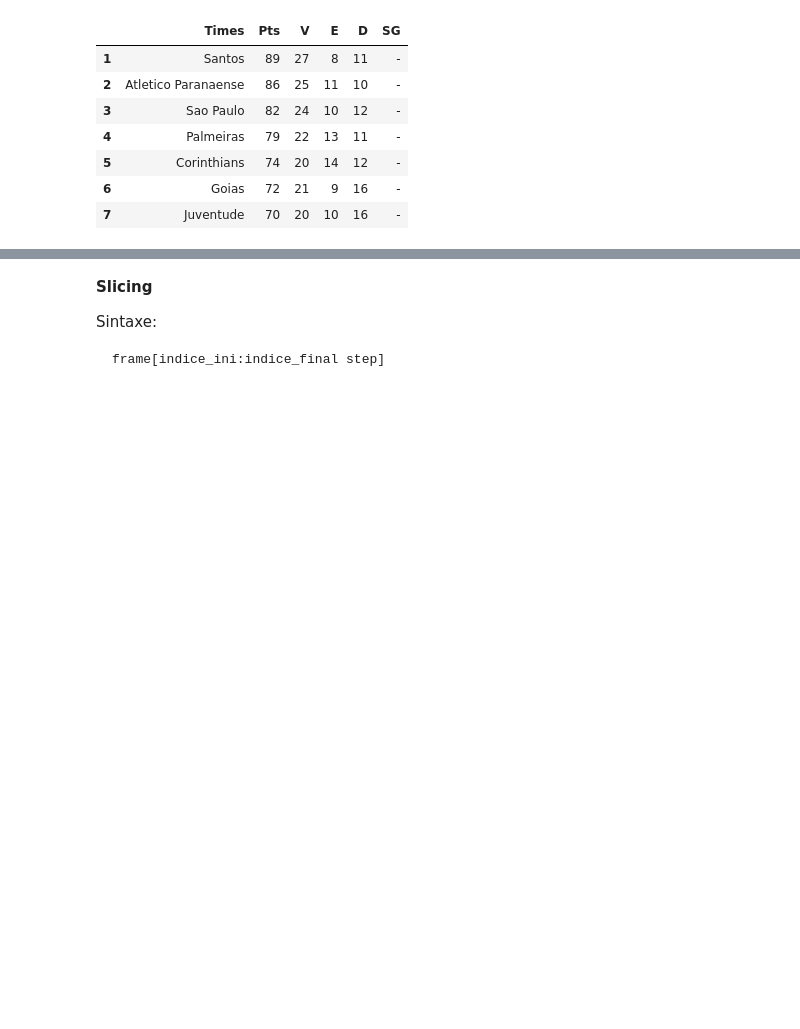
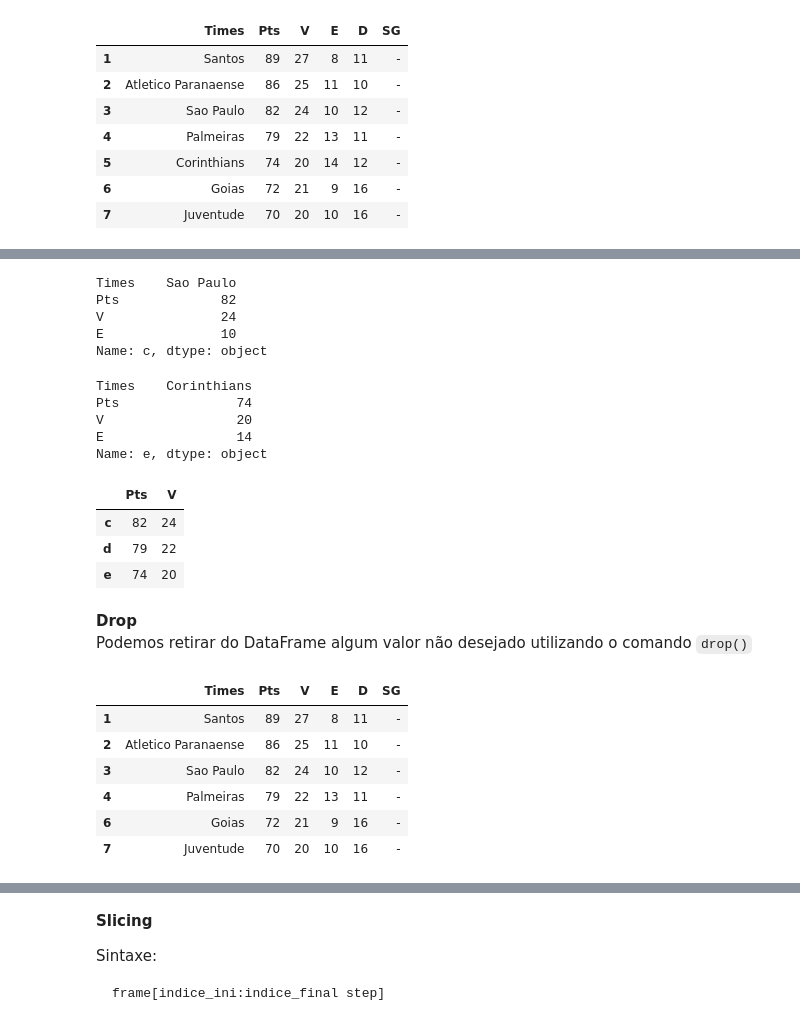
Before and after one commit to rdemarqui/data_science_basico, a Jupyter notebook: Python/03 Pandas/02.02 Pandas DataFrame.ipynb, the cells around one changed output, grey strips where cells are left out. Cells and saved outputs as stored; diff of their text form; code cells hidden in the pictures; blank space fills up the shorter version.

```diff
--- a/Python/03 Pandas/02.02 Pandas DataFrame.ipynb
+++ b/Python/03 Pandas/02.02 Pandas DataFrame.ipynb
@@ -110,0 +115,40 @@ frame2
+# %%
+# Utilizando Loc
+frame3.loc['c']
+# %% [output]
+Times    Sao Paulo
+Pts             82
+V               24
+E               10
+Name: c, dtype: object
+# %%
+# Utilizando o iloc
+frame3.iloc[4]
+# %% [output]
+Times    Corinthians
+Pts               74
+V                 20
+E                 14
+Name: e, dtype: object
+# %%
+# Trazendo linhas e colunas
+frame3.loc['c':'e', ['Pts','V']]
+# %% [output]
+|  | Pts | V |
+| c | 82 | 24 |
+| d | 79 | 22 |
+| e | 74 | 20 |
+# %% [markdown]
+**Drop**
+Podemos retirar do DataFrame algum valor não desejado utilizando o comando ``drop()``
+# %%
+# Retirando uma linha
+frame2.drop([5])
+# %% [output]
+|  | Times | Pts | V | E | D | SG |
+| 1 | Santos | 89 | 27 | 8 | 11 | - |
+| 2 | Atletico Paranaense | 86 | 25 | 11 | 10 | - |
+| 3 | Sao Paulo | 82 | 24 | 10 | 12 | - |
+| 4 | Palmeiras | 79 | 22 | 13 | 11 | - |
+| 6 | Goias | 72 | 21 | 9 | 16 | - |
+| 7 | Juventude | 70 | 20 | 10 | 16 | - |
```
Also changed, not shown: parts of 6 cells of this notebook, 1 other file.
